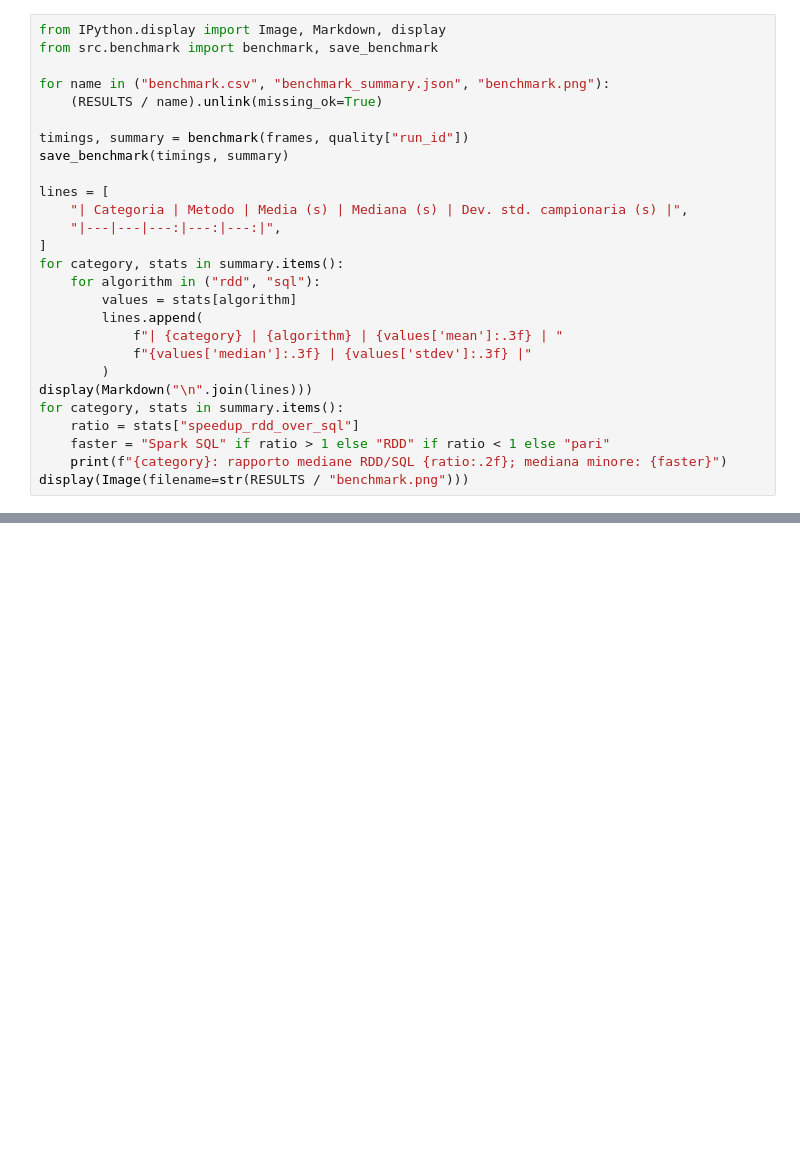
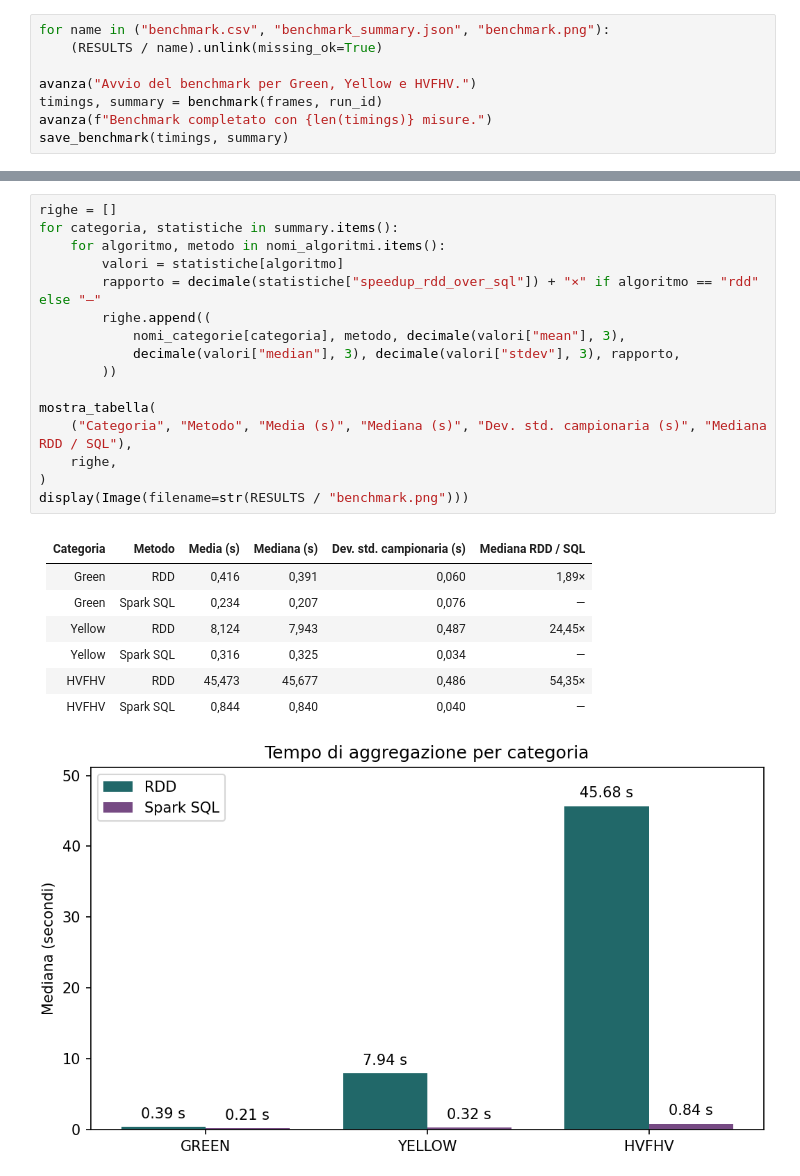
Before and after one commit to Hertox82/asdbd-terza-prova, a Jupyter notebook: notebooks/02_rdd_vs_sql.ipynb, the cells around one changed output, grey strips where cells are left out. Drawn from its saved outputs; the diff is of its cells as text; blank space fills up the shorter version.

```diff
--- a/notebooks/02_rdd_vs_sql.ipynb
+++ b/notebooks/02_rdd_vs_sql.ipynb
@@ -52,27 +294,8 @@ Per Green, Yellow e HVFHV materializziamo su disco locale lo stesso input per en
 # %%
-from IPython.display import Image, Markdown, display
-from src.benchmark import benchmark, save_benchmark
-
 for name in ("benchmark.csv", "benchmark_summary.json", "benchmark.png"):
     (RESULTS / name).unlink(missing_ok=True)
 
-timings, summary = benchmark(frames, quality["run_id"])
+avanza("Avvio del benchmark per Green, Yellow e HVFHV.")
+timings, summary = benchmark(frames, run_id)
+avanza(f"Benchmark completato con {len(timings)} misure.")
 save_benchmark(timings, summary)
-
-lines = [
-    "| Categoria | Metodo | Media (s) | Mediana (s) | Dev. std. campionaria (s) |",
-    "|---|---|---:|---:|---:|",
-]
-for category, stats in summary.items():
-    for algorithm in ("rdd", "sql"):
-        values = stats[algorithm]
-        lines.append(
-            f"| {category} | {algorithm} | {values['mean']:.3f} | "
-            f"{values['median']:.3f} | {values['stdev']:.3f} |"
-        )
-display(Markdown("\n".join(lines)))
-for category, stats in summary.items():
-    ratio = stats["speedup_rdd_over_sql"]
-    faster = "Spark SQL" if ratio > 1 else "RDD" if ratio < 1 else "pari"
-    print(f"{category}: rapporto mediane RDD/SQL {ratio:.2f}; mediana minore: {faster}")
-display(Image(filename=str(RESULTS / "benchmark.png")))
@@ -78,0 +309,26 @@ display(Image(filename=str(RESULTS / "benchmark.png")))
+# %%
+righe = []
+for categoria, statistiche in summary.items():
+    for algoritmo, metodo in nomi_algoritmi.items():
+        valori = statistiche[algoritmo]
+        rapporto = decimale(statistiche["speedup_rdd_over_sql"]) + "×" if algoritmo == "rdd" else "—"
+        righe.append((
+            nomi_categorie[categoria], metodo, decimale(valori["mean"], 3),
+            decimale(valori["median"], 3), decimale(valori["stdev"], 3), rapporto,
+        ))
+
+mostra_tabella(
+    ("Categoria", "Metodo", "Media (s)", "Mediana (s)", "Dev. std. campionaria (s)", "Mediana RDD / SQL"),
+    righe,
+)
+display(Image(filename=str(RESULTS / "benchmark.png")))
+# %% [output]
+| Categoria | Metodo | Media (s) | Mediana (s) | Dev. std. campionaria (s) | Mediana RDD / SQL |
+| --- | --- | --- | --- | --- | --- |
+| Green | RDD | 0,416 | 0,391 | 0,060 | 1,89× |
+| Green | Spark SQL | 0,234 | 0,207 | 0,076 | — |
+| Yellow | RDD | 8,124 | 7,943 | 0,487 | 24,45× |
+| Yellow | Spark SQL | 0,316 | 0,325 | 0,034 | — |
+| HVFHV | RDD | 45,473 | 45,677 | 0,486 | 54,35× |
+| HVFHV | Spark SQL | 0,844 | 0,840 | 0,040 | — |
+[figure, added]
```
Also changed, not shown: parts of 16 cells of this notebook, 6 other files.
